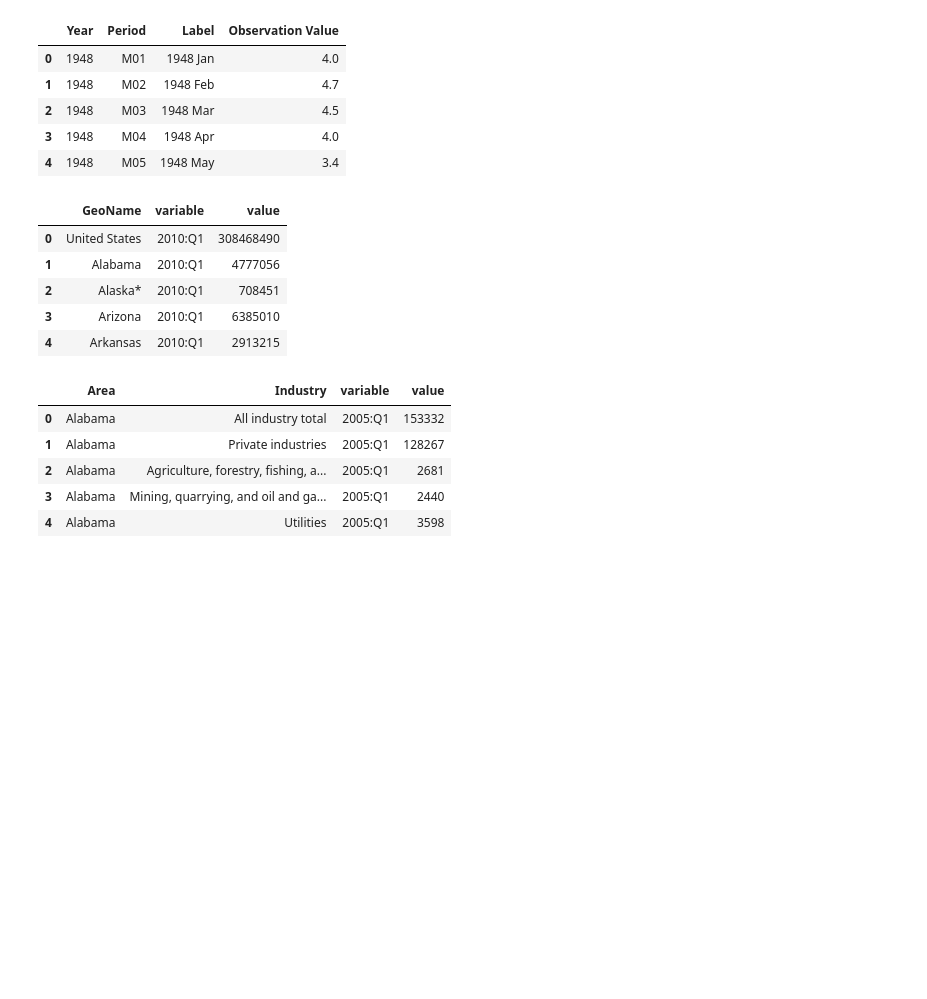
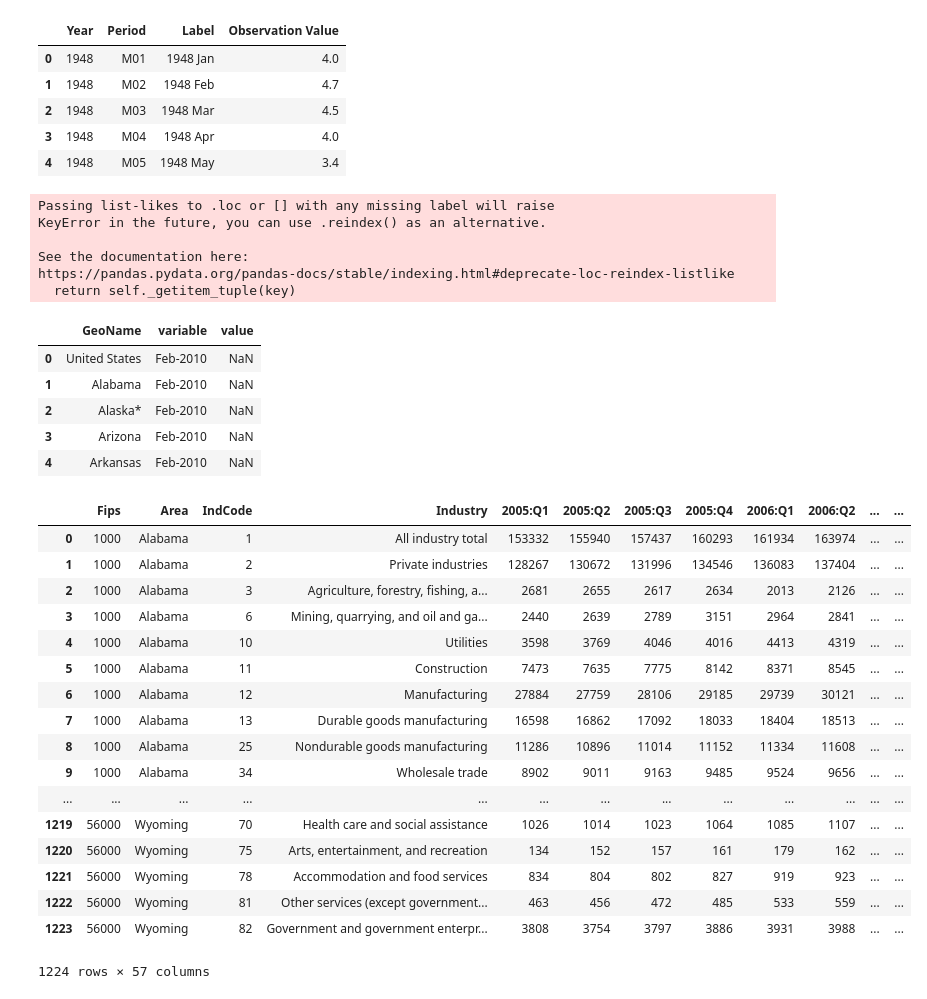
Before and after one commit to bowielh/Project2_Group1, a Jupyter notebook: file_formatter.ipynb, the cells around one changed output. Drawn from its saved outputs; the diff is of its cells as text; code cells hidden in the pictures; blank space fills up the shorter version.

```diff
--- a/file_formatter.ipynb
+++ b/file_formatter.ipynb
@@ -74,38 +90,83 @@ population_periods = ['2010:Q1','2010:Q2','2010:Q3','2010:Q4',
                       '2016:Q1','2016:Q2','2016:Q3','2016:Q4',
                       '2017:Q1','2017:Q2','2017:Q3','2017:Q4',
                       '2018:Q1','2018:Q2']
+
+population_periods2 = ['Feb-2010','May-2010','Aug-2010','Nov-2010',
+                    'Feb-2011','May-2011','Aug-2011','Nov-2011',
+                    'Feb-2012','May-2012','Aug-2012','Nov-2012',
+                    'Feb-2013','May-2013','Aug-2013','Nov-2013',
+                    'Feb-2014','May-2014','Aug-2014','Nov-2014',
+                    'Feb-2015','May-2015','Aug-2015','Nov-2015',
+                    'Feb-2016','May-2016','Aug-2016','Nov-2016',
+                    'Feb-2017','May-2017','Aug-2017','Nov-2017',
+                    'Feb-2018','May-2018']
+
 population_melt = pd.melt(population, id_vars = ['GeoName'], value_vars = population_periods)
 population_melt.head()
 # %% [output]
+Passing list-likes to .loc or [] with any missing label will raise
+KeyError in the future, you can use .reindex() as an alternative.
+
+See the documentation here:
+https://pandas.pydata.org/pandas-docs/stable/indexing.html#deprecate-loc-reindex-listlike
+  return self._getitem_tuple(key)
 |  | GeoName | variable | value |
-| 0 | United States | 2010:Q1 | 308468490 |
-| 1 | Alabama | 2010:Q1 | 4777056 |
-| 2 | Alaska* | 2010:Q1 | 708451 |
-| 3 | Arizona | 2010:Q1 | 6385010 |
-| 4 | Arkansas | 2010:Q1 | 2913215 |
+| 0 | United States | Feb-2010 | NaN |
+| 1 | Alabama | Feb-2010 | NaN |
+| 2 | Alaska* | Feb-2010 | NaN |
+| 3 | Arizona | Feb-2010 | NaN |
+| 4 | Arkansas | Feb-2010 | NaN |
 # %%
 state_gdp_periods = ['2005:Q1','2005:Q2','2005:Q3','2005:Q4',
                         '2006:Q1','2006:Q2','2006:Q3','2006:Q4',
                         '2007:Q1','2007:Q2','2007:Q3','2007:Q4',
                         '2008:Q1','2008:Q2','2008:Q3','2008:Q4',
                         '2009:Q1','2009:Q2','2009:Q3','2009:Q4',
                         '2010:Q1','2010:Q2','2010:Q3','2010:Q4',
                         '2011:Q1','2011:Q2','2011:Q3','2011:Q4',
                         '2012:Q1','2012:Q2','2012:Q3','2012:Q4',
                         '2013:Q1','2013:Q2','2013:Q3','2013:Q4',
                         '2014:Q1','2014:Q2','2014:Q3','2014:Q4',
                         '2015:Q1','2015:Q2','2015:Q3','2015:Q4',
                         '2016:Q1','2016:Q2','2016:Q3','2016:Q4',
                         '2017:Q1','2017:Q2','2017:Q3','2017:Q4',
                         '2018:Q1']
+
+state_gdp_periods2 = ['Feb-2005','May-2005','Aug-2005','Nov-2005',
+                    'Feb-2006','May-2006','Aug-2006','Nov-2006',
+                    'Feb-2007','May-2007','Aug-2007','Nov-2007',
+                    'Feb-2008','May-2008','Aug-2008','Nov-2008',
+                    'Feb-2009','May-2009','Aug-2009','Nov-2009',
+                    'Feb-2010','May-2010','Aug-2010','Nov-2010',
+                    'Feb-2011','May-2011','Aug-2011','Nov-2011',
+                    'Feb-2012','May-2012','Aug-2012','Nov-2012',
+                    'Feb-2013','May-2013','Aug-2013','Nov-2013',
+                    'Feb-2014','May-2014','Aug-2014','Nov-2014',
+                    'Feb-2015','May-2015','Aug-2015','Nov-2015',
+                    'Feb-2016','May-2016','Aug-2016','Nov-2016',
+                    'Feb-2017','May-2017','Aug-2017','Nov-2017',
+                    'Feb-2018','May-2018']
+
 state_gdp_melt = pd.melt(state_gdp, id_vars = ['Area', 'Industry'], value_vars = state_gdp_periods)
-state_gdp_melt.head()
+state_gdp
 # %% [output]
-|  | Area | Industry | variable | value |
-| 0 | Alabama | All industry total | 2005:Q1 | 153332 |
-| 1 | Alabama | Private industries | 2005:Q1 | 128267 |
-| 2 | Alabama | Agriculture, forestry, fishing, a... | 2005:Q1 | 2681 |
-| 3 | Alabama | Mining, quarrying, and oil and ga... | 2005:Q1 | 2440 |
-| 4 | Alabama | Utilities | 2005:Q1 | 3598 |
+|  | Fips | Area | IndCode | Industry | 2005:Q1 | 2005:Q2 | 2005:Q3 | 2005:Q4 | 2006:Q1 | 2006:Q2 | ... | ... |
+| 0 | 1000 | Alabama | 1 | All industry total | 153332 | 155940 | 157437 | 160293 | 161934 | 163974 | ... | ... |
+| 1 | 1000 | Alabama | 2 | Private industries | 128267 | 130672 | 131996 | 134546 | 136083 | 137404 | ... | ... |
+| 2 | 1000 | Alabama | 3 | Agriculture, forestry, fishing, a... | 2681 | 2655 | 2617 | 2634 | 2013 | 2126 | ... | ... |
+| 3 | 1000 | Alabama | 6 | Mining, quarrying, and oil and ga... | 2440 | 2639 | 2789 | 3151 | 2964 | 2841 | ... | ... |
+| 4 | 1000 | Alabama | 10 | Utilities | 3598 | 3769 | 4046 | 4016 | 4413 | 4319 | ... | ... |
+| 5 | 1000 | Alabama | 11 | Construction | 7473 | 7635 | 7775 | 8142 | 8371 | 8545 | ... | ... |
+| 6 | 1000 | Alabama | 12 | Manufacturing | 27884 | 27759 | 28106 | 29185 | 29739 | 30121 | ... | ... |
+| 7 | 1000 | Alabama | 13 | Durable goods manufacturing | 16598 | 16862 | 17092 | 18033 | 18404 | 18513 | ... | ... |
+| 8 | 1000 | Alabama | 25 | Nondurable goods manufacturing | 11286 | 10896 | 11014 | 11152 | 11334 | 11608 | ... | ... |
+| 9 | 1000 | Alabama | 34 | Wholesale trade | 8902 | 9011 | 9163 | 9485 | 9524 | 9656 | ... | ... |
+| ... | ... | ... | ... | ... | ... | ... | ... | ... | ... | ... | ... | ... |
+| 1219 | 56000 | Wyoming | 70 | Health care and social assistance | 1026 | 1014 | 1023 | 1064 | 1085 | 1107 | ... | ... |
+| 1220 | 56000 | Wyoming | 75 | Arts, entertainment, and recreation | 134 | 152 | 157 | 161 | 179 | 162 | ... | ... |
+| 1221 | 56000 | Wyoming | 78 | Accommodation and food services | 834 | 804 | 802 | 827 | 919 | 923 | ... | ... |
+| 1222 | 56000 | Wyoming | 81 | Other services (except government... | 463 | 456 | 472 | 485 | 533 | 559 | ... | ... |
+| 1223 | 56000 | Wyoming | 82 | Government and government enterpr... | 3808 | 3754 | 3797 | 3886 | 3931 | 3988 | ... | ... |
+1224 rows × 57 columns
 # %%
 state_unemployment_periods = [
```
Also changed, not shown: parts of 15 cells of this notebook, 4 other files.
